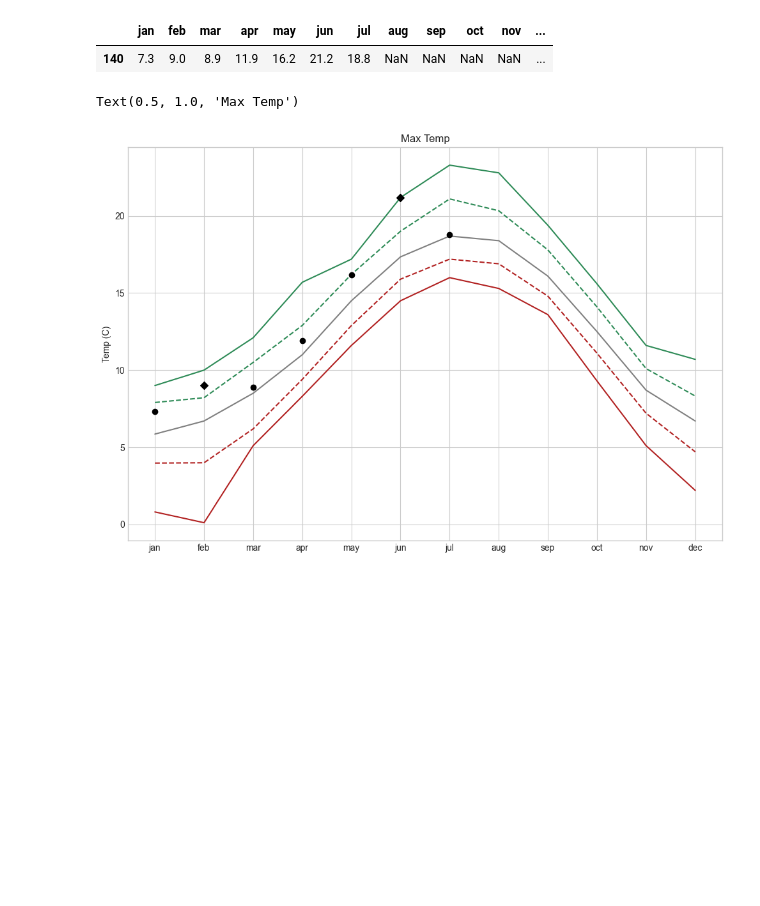
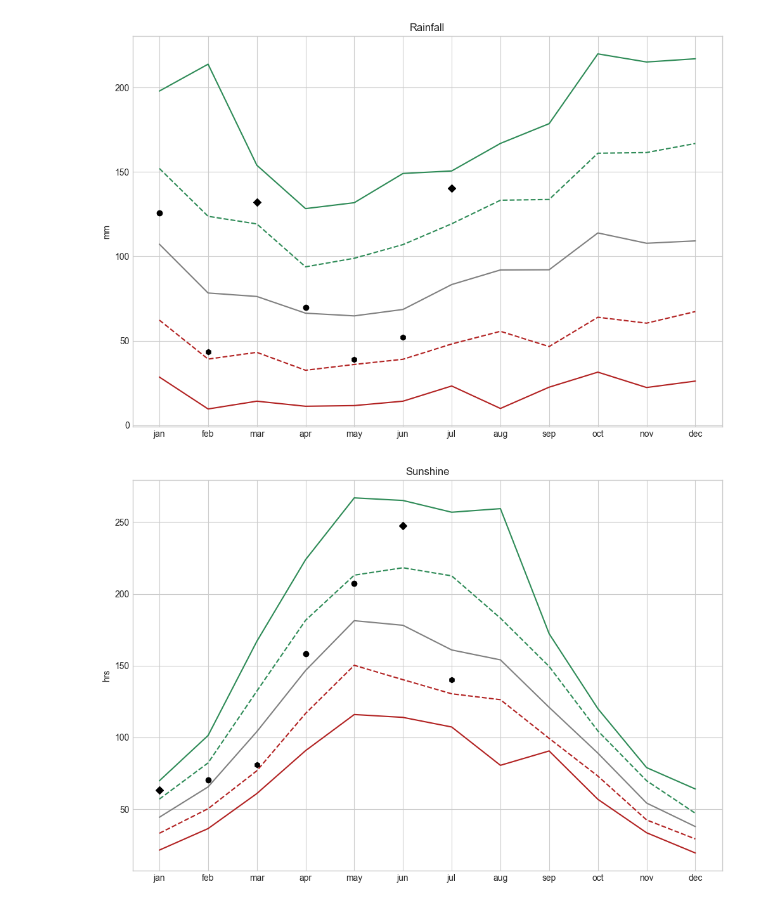
Before and after one commit to jmoro0408/Weather_graphing, a Jupyter notebook: vis.ipynb, the cells around one changed output. Drawn from its saved outputs; the diff is of its cells as text; code cells hidden in the pictures; blank space fills up the shorter version.

Commit message:
added loop for plotting

```diff
--- a/vis.ipynb
+++ b/vis.ipynb
@@ -68,8 +94,9 @@ df_quantiles = df_quantiles.rename_axis('month')
+# %%
+dfs_deciles_dict = {k:generate_deciles(v) for k,v in dfs_dict.items()}
 # %%
-df_2023 = df[df['year'] == 2023].drop('year', axis = 1)
-df_2023
+dfs_2023_dict = {}
+for k,v in dfs_dict.items():
+    df_2023 = v[v['year'] == 2023].drop('year', axis = 1)
+    dfs_2023_dict[k] = df_2023
-# %% [output]
-|  | jan | feb | mar | apr | may | jun | jul | aug | sep | oct | nov | ... |
-| 140 | 7.3 | 9.0 | 8.9 | 11.9 | 16.2 | 21.2 | 18.8 | NaN | NaN | NaN | NaN | ... |
 # %%
 def point_style(val, month, deciles_df):
@@ -89,22 +116,29 @@ def point_style(val, month, deciles_df):
     else:
         return np.nan
 # %%
-plt.style.use('seaborn-v0_8-whitegrid')
-fig, ax = plt.subplots(figsize = (12,8))
-ax.plot(df_quantiles.index, df_quantiles[0.0], c = 'firebrick')
-ax.plot(df_quantiles.index, df_quantiles[0.1],  c = 'firebrick', ls = '--')
-ax.plot(df_quantiles.index, df_quantiles[0.5], c = 'grey')
-ax.plot(df_quantiles.index, df_quantiles[0.9],  c = 'seagreen', ls = '--')
-ax.plot(df_quantiles.index, df_quantiles[1.0],  c = 'seagreen')
+def generate_plot(deciles_df:pd.DataFrame,df_2023:pd.DataFrame, **kwargs) -> None:
+    title = kwargs['title']
+    ylabel = kwargs['ylabel']
+    fig, ax = plt.subplots(figsize = (12,8))
+    ax.plot(deciles_df.index, deciles_df[0.0], c = 'firebrick')
+    ax.plot(deciles_df.index, deciles_df[0.1],  c = 'firebrick', ls = '--')
+    ax.plot(deciles_df.index, deciles_df[0.5], c = 'grey')
+    ax.plot(deciles_df.index, deciles_df[0.9],  c = 'seagreen', ls = '--')
+    ax.plot(deciles_df.index, deciles_df[1.0],  c = 'seagreen')
+    for month in df_2023.columns:
+        if month not in months_to_overwrite:
+            val = df_2023[month].values[0]
+            ms = point_style(val, month, deciles_df)
+            ax.scatter(month,val, marker = ms, c = 'black', zorder =5)
 
-for month in df_2023.columns:
-    if month not in months_to_overwrite:
-        val = df_2023[month].values[0]
-        ms = point_style(val, month, df_quantiles)
-        ax.scatter(month,val, marker = ms, c = 'black', zorder =5)
-
-ax.set_ylabel('Temp (C)')
-ax.set_title('Max Temp')
+    ax.set_ylabel(ylabel)
+    ax.set_title(title)
-# %% [output]
-Text(0.5, 1.0, 'Max Temp')
-[figure, removed]
+# %%
+titles = ['Rainfall', 'Sunshine', 'Max Temp', 'Mean Temp', 'Min Temp']
+ylabels = ['mm', 'hrs', 'Temp (C)', 'Temp (C)', 'Temp (C)']
+# %%
+for df_decile, df_2023, title, ylabel in zip(dfs_deciles_dict.values(), dfs_2023_dict.values(), titles, ylabels):
+    generate_plot(df_decile, df_2023, title = title, ylabel = ylabel)
+# %% [output]
+[figure, added]
+[figure, added]
```
Also changed, not shown: parts of 14 cells of this notebook.
